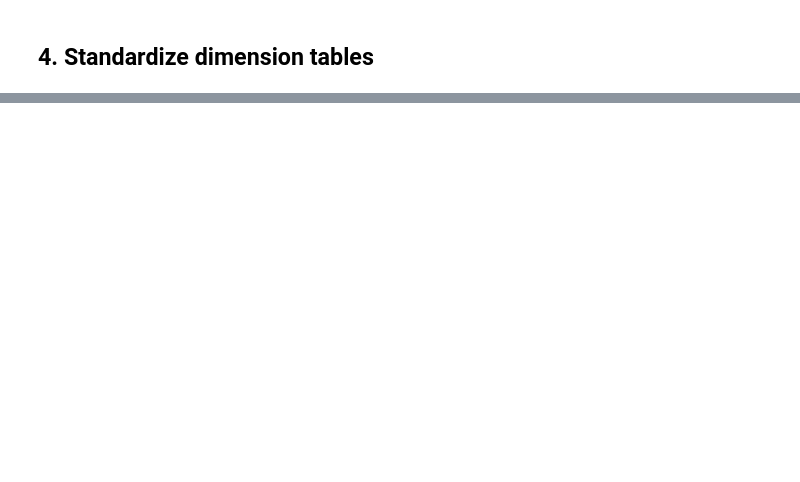
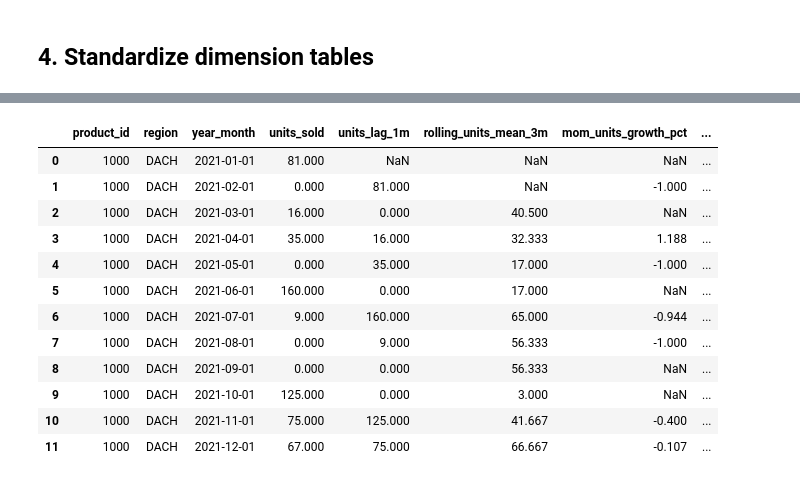
Before and after one commit to AnastasiaSamoylova92/early-warning, a Jupyter notebook: notebooks/03_preprocessing.ipynb, the cells around one changed output, grey strips where cells are left out. Cells and saved outputs as stored; diff of their text form; code cells hidden in the pictures; blank space fills up the shorter version.

```diff
--- a/notebooks/03_preprocessing.ipynb
+++ b/notebooks/03_preprocessing.ipynb
@@ -844,0 +1583,6 @@ These are descriptive proxies, not external market research. Their limitation is
+# %%
+def slope(values: np.ndarray) -> float:
+    values = np.asarray(values, dtype=float)
+    if len(values) < 2 or np.all(np.isnan(values)):
+        return np.nan
+    return float(np.polyfit(np.arange(len(values)), values, 1)[0])
@@ -844,0 +1650,42 @@ These are descriptive proxies, not external market research. Their limitation is
+# %%
+expected_units = (
+    modeling["rolling_units_mean_3m"]
+    + modeling["trend_slope_3m"].fillna(0)
+)
+modeling["risk_factor_sales_drop"] = (
+    modeling["mom_units_growth_pct"] < -0.25
+).astype(int)
+modeling["risk_factor_customer_drop"] = (
+    modeling["customer_count_growth_pct"] < -0.25
+).astype(int)
+modeling["risk_factor_volatility"] = (
+    modeling["volatility_3m"] > 0.45
+).astype(int)
+modeling["risk_factor_under_trend"] = (
+    (modeling["units_sold"] < expected_units * 0.75)
+    & (expected_units > 0)
+).astype(int)
+
+feature_example = modeling[
+    [
+        "product_id", "region", "year_month", "units_sold",
+        "units_lag_1m", "rolling_units_mean_3m",
+        "mom_units_growth_pct", "trend_slope_3m",
+        "risk_factor_sales_drop", "risk_factor_under_trend",
+    ]
+].head(12)
+display(feature_example)
+# %% [output]
+|  | product_id | region | year_month | units_sold | units_lag_1m | rolling_units_mean_3m | mom_units_growth_pct | ... |
+| 0 | 1000 | DACH | 2021-01-01 | 81.000 | NaN | NaN | NaN | ... |
+| 1 | 1000 | DACH | 2021-02-01 | 0.000 | 81.000 | NaN | -1.000 | ... |
+| 2 | 1000 | DACH | 2021-03-01 | 16.000 | 0.000 | 40.500 | NaN | ... |
+| 3 | 1000 | DACH | 2021-04-01 | 35.000 | 16.000 | 32.333 | 1.188 | ... |
+| 4 | 1000 | DACH | 2021-05-01 | 0.000 | 35.000 | 17.000 | -1.000 | ... |
+| 5 | 1000 | DACH | 2021-06-01 | 160.000 | 0.000 | 17.000 | NaN | ... |
+| 6 | 1000 | DACH | 2021-07-01 | 9.000 | 160.000 | 65.000 | -0.944 | ... |
+| 7 | 1000 | DACH | 2021-08-01 | 0.000 | 9.000 | 56.333 | -1.000 | ... |
+| 8 | 1000 | DACH | 2021-09-01 | 0.000 | 0.000 | 56.333 | NaN | ... |
+| 9 | 1000 | DACH | 2021-10-01 | 125.000 | 0.000 | 3.000 | NaN | ... |
+| 10 | 1000 | DACH | 2021-11-01 | 75.000 | 125.000 | 41.667 | -0.400 | ... |
+| 11 | 1000 | DACH | 2021-12-01 | 67.000 | 75.000 | 66.667 | -0.107 | ... |
```
Also changed, not shown: parts of 81 cells of this notebook.
